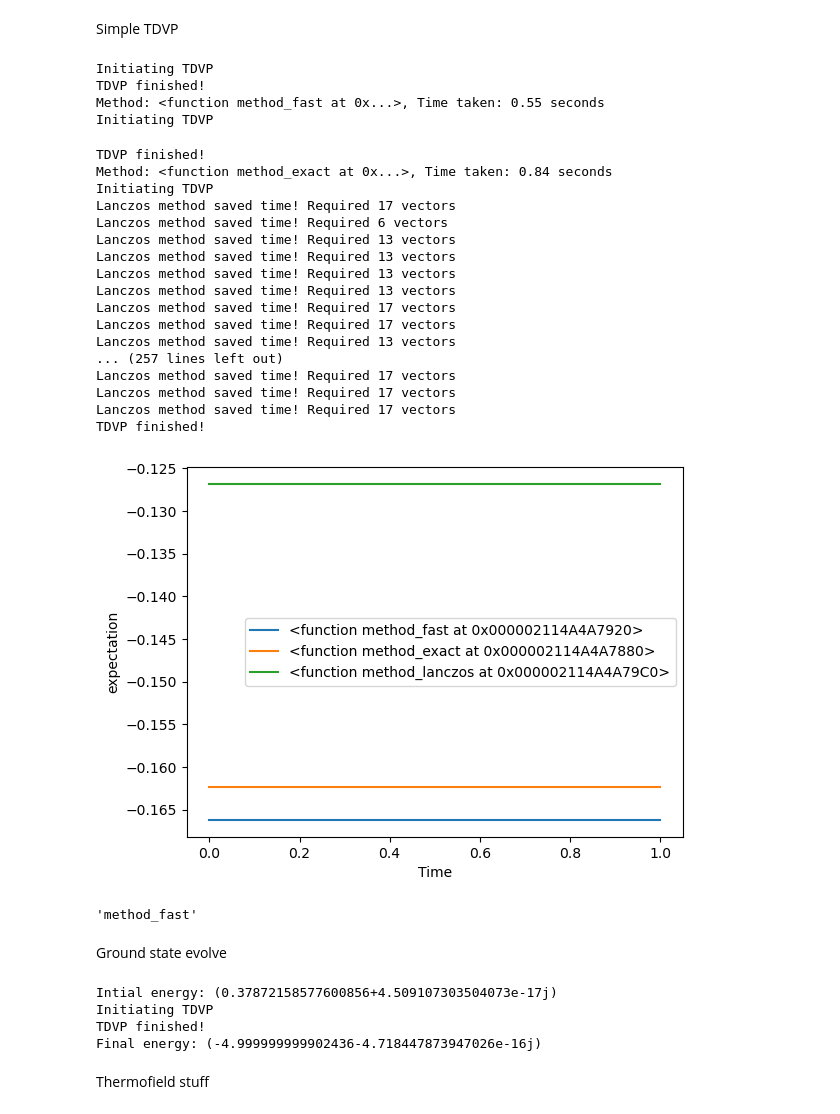
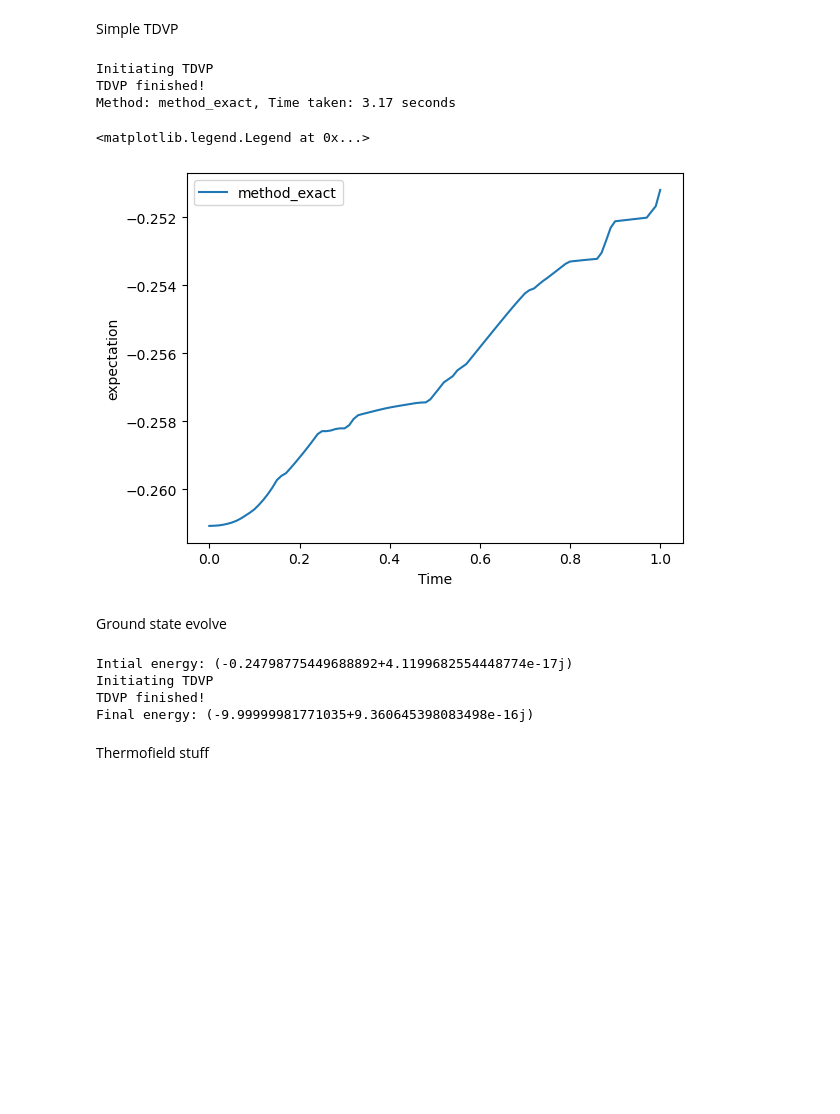
Before and after one commit to OscarCharlieST/quantum-tensor, a Jupyter notebook: active.ipynb, the cells around one changed output. Cells and saved outputs as stored; diff of their text form; code cells hidden in the pictures; blank space fills up the shorter version.

```diff
--- a/active.ipynb
+++ b/active.ipynb
@@ -11,74 +13,53 @@ import ncon
 # %% [markdown]
 Basic state
 # %%
-a = np.random.rand(2,3,3) + 1j * np.random.rand(2,3,3)
-b = np.random.rand(2,3,3) + 1j * np.random.rand(2,3,3)
+N=10
+D=6
 
-psi = states.mps([a, a, b, a, b])
+psi = states.random_mps(N, 2, D, seed=42)
 psi.right_canonical()
 
-H = ops.tilted_ising(N=5)
+H = ops.tilted_ising(N=N)
 H_term = ops.extensive_twosite_local_term(H, 3)
 
-H_spin_up = ops.tilted_ising(J=0, h=1, g=0, N=5)
+H_spin_up = ops.tilted_ising(J=0, h=1, g=0, N=N)
 # %% [markdown]
 Simple TDVP
 # %%
 import time
 
 t_f = 1
 steps = 100
-methods = [sim.method_fast, sim.method_exact, sim.method_lanczos]
+methods = [sim.method_exact]
 
 fig, ax = plt.subplots(1, 1)
 ax.set_xlabel('Time')
 ax.set_ylabel('expectation')
 for method in methods:
     psi_copy = copy.deepcopy(psi)
     ti = time.time()
     s_hist, _ = tdvp(psi_copy, H, t_f, steps, method=method, history=True)
     t_real = time.time() - ti
     print(f"Method: {str(method).split()[1]}, Time taken: {t_real:.2f} seconds")
     t = list(s_hist.keys())
-    expecs = [ops.local_expect(psi_copy, H_term) for state in s_hist.values()]
+    expecs = [ops.local_expect(state, H_term) for state in s_hist.values()]
     ax.plot(t, expecs, label=str(method).split()[1])
 ax.legend()
 # %% [output]
 Initiating TDVP
 TDVP finished!
-Method: <function method_fast at 0x...>, Time taken: 0.55 seconds
-Initiating TDVP
+Method: method_exact, Time taken: 3.17 seconds
-TDVP finished!
-Method: <function method_exact at 0x...>, Time taken: 0.84 seconds
-Initiating TDVP
-Lanczos method saved time! Required 17 vectors
-Lanczos method saved time! Required 6 vectors
-Lanczos method saved time! Required 13 vectors
-Lanczos method saved time! Required 13 vectors
-Lanczos method saved time! Required 13 vectors
-Lanczos method saved time! Required 13 vectors
-Lanczos method saved time! Required 17 vectors
-Lanczos method saved time! Required 17 vectors
-Lanczos method saved time! Required 13 vectors
-... (257 lines left out)
-Lanczos method saved time! Required 17 vectors
-Lanczos method saved time! Required 17 vectors
-Lanczos method saved time! Required 17 vectors
-TDVP finished!
+<matplotlib.legend.Legend at 0x...>
-[figure, old version]
+[figure, new version]
-# %%
-str(sim.method_fast).split()[1]
-# %% [output]
-'method_fast'
 # %% [markdown]
 Ground state evolve
 # %%
 psi = gs_evolve(psi, H_spin_up, 1000, 100)
 # %% [output]
-Intial energy: (0.37872158577600856+4.509107303504073e-17j)
+Intial energy: (-0.24798775449688892+4.1199682554448774e-17j)
 Initiating TDVP
 TDVP finished!
-Final energy: (-4.999999999902436-4.718447873947026e-16j)
+Final energy: (-9.99999981771035+9.360645398083498e-16j)
 # %% [markdown]
 Thermofield stuff
 # %%
```
Also changed, not shown: parts of 12 cells of this notebook, 1 other file.
